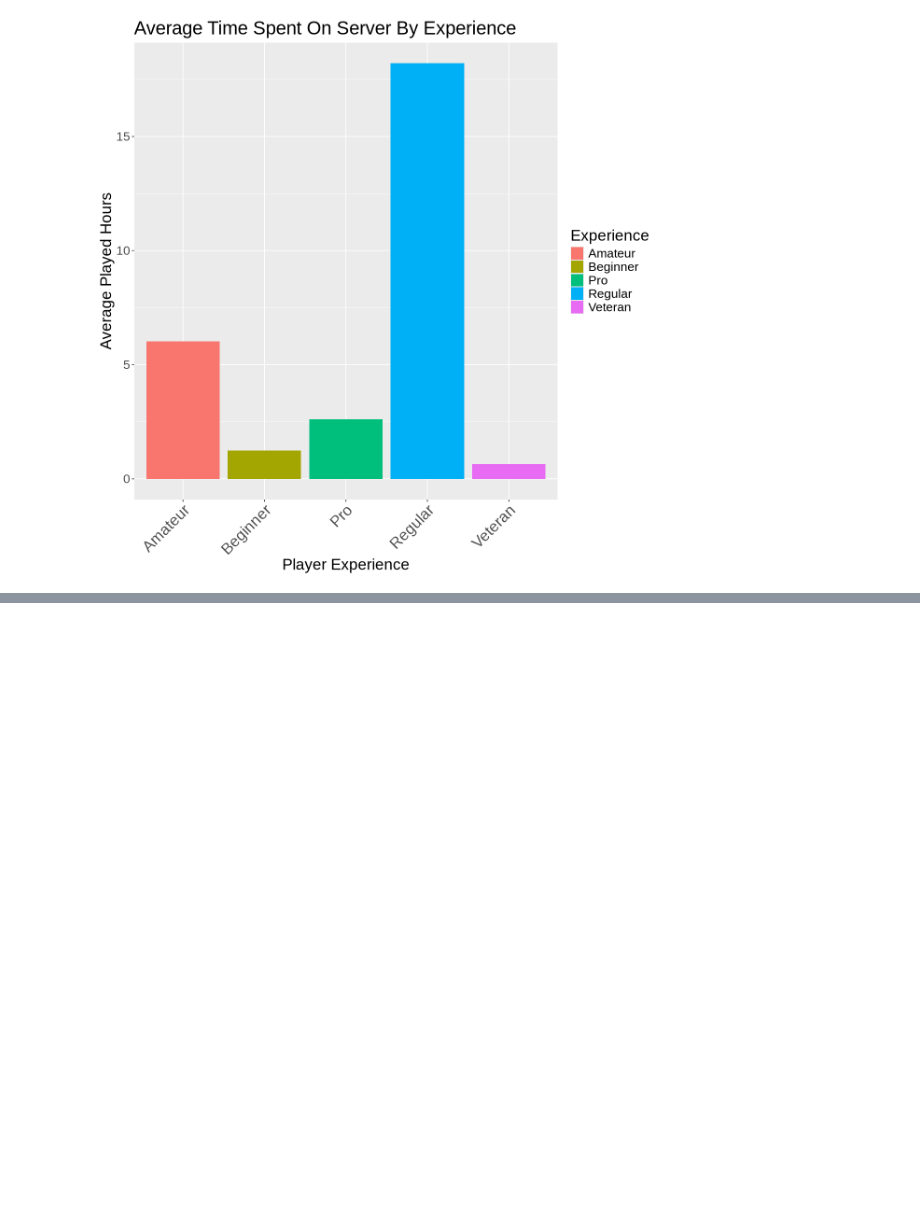
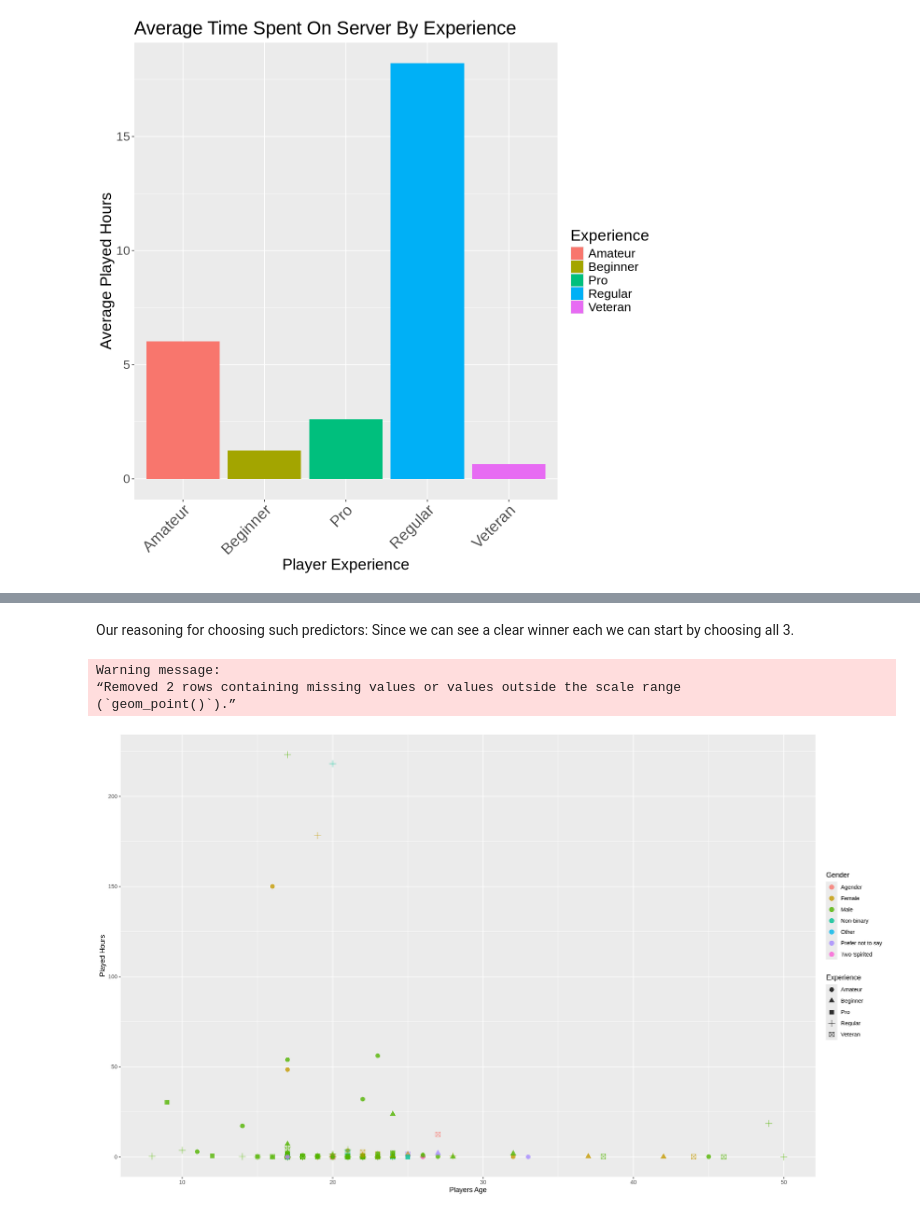
Before and after one commit to johnnyleeom/DSCI100-Project, a Jupyter notebook: Intro.ipynb, the cells around one changed output, grey strips where cells are left out. Drawn from its saved outputs; the diff is of its cells as text; code cells hidden in the pictures; blank space fills up the shorter version.

```diff
--- a/Intro.ipynb
+++ b/Intro.ipynb
@@ -138,0 +154,14 @@ Warning message:
+# %% [markdown]
+Our reasoning for choosing such predictors: Since we can see a clear winner each we can start by choosing all 3.
+# %%
+#visualization of all predictors       MAYBE WE DONT NEED THIS
+totalScatterPlot <- players|>
+    ggplot(aes(x = Age, y = played_hours, shape = experience, color = gender)) +
+    geom_point(size = 3, alpha = 0.8) +
+    labs(x = "Players Age", y = "Played Hours", color = "Gender", shape = "Experience")
+totalScatterPlot
+# %% [output]
+Warning message:
+“Removed 2 rows containing missing values or values outside the scale range
+(`geom_point()`).”
+[figure, added]
```
Also changed, not shown: parts of 39 cells of this notebook.
